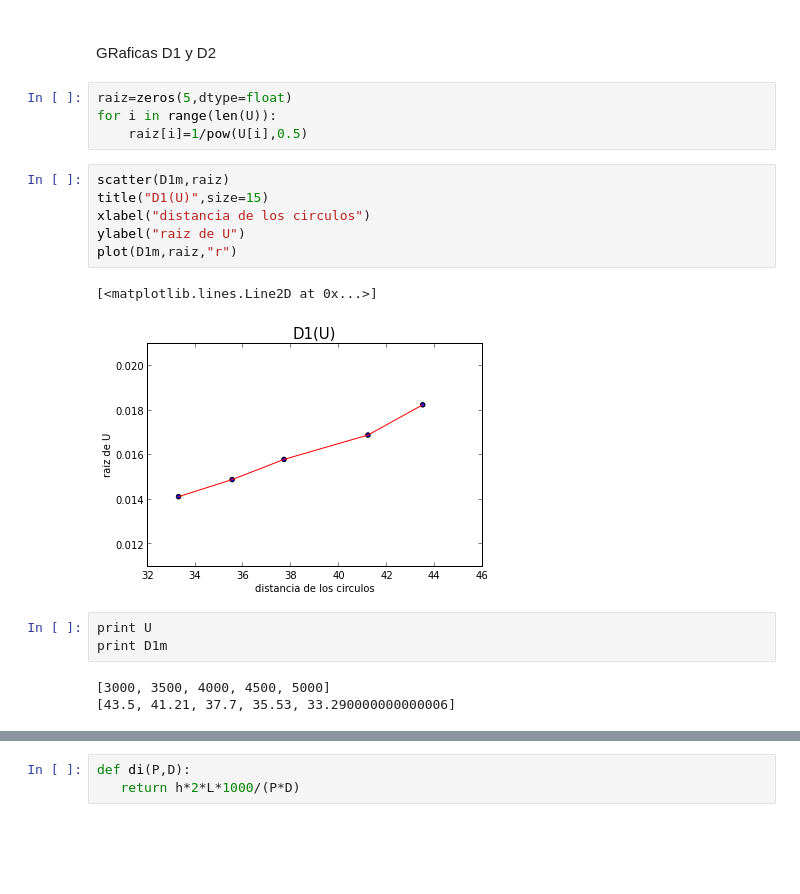
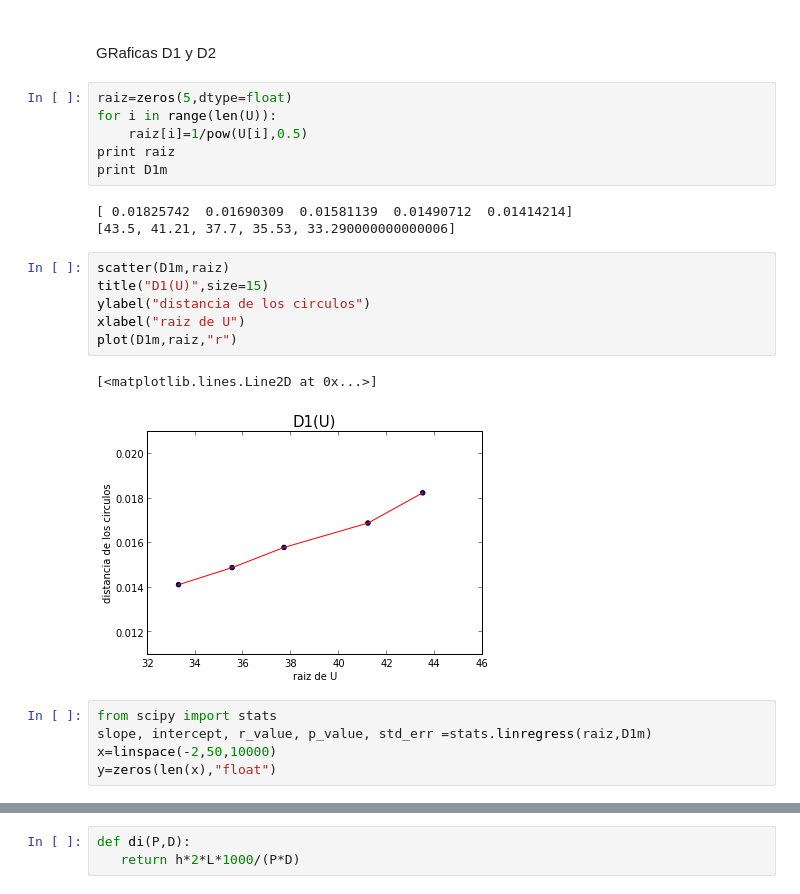
Before and after one commit to daniel-lozano/lab-intermedio, a Jupyter notebook: Difraccion.ipynb, the cells around one changed output, grey strips where cells are left out. Cells and saved outputs as stored; diff of their text form; blank space fills up the shorter version.

```diff
--- a/Difraccion.ipynb
+++ b/Difraccion.ipynb
@@ -248,18 +256,22 @@ GRaficas D1 y D2
 raiz=zeros(5,dtype=float)
 for i in range(len(U)):
     raiz[i]=1/pow(U[i],0.5)
+print raiz
+print D1m
+# %% [output]
+[ 0.01825742  0.01690309  0.01581139  0.01490712  0.01414214]
+[43.5, 41.21, 37.7, 35.53, 33.290000000000006]
 # %%
 scatter(D1m,raiz)
 title("D1(U)",size=15)
-xlabel("distancia de los circulos")
-ylabel("raiz de U")
+ylabel("distancia de los circulos")
+xlabel("raiz de U")
 plot(D1m,raiz,"r")
 # %% [output]
 [<matplotlib.lines.Line2D at 0x...>]
-[figure, old version]
+[figure, new version]
-# %%
-print U
-print D1m
-# %% [output]
-[3000, 3500, 4000, 4500, 5000]
-[43.5, 41.21, 37.7, 35.53, 33.290000000000006]
+# %%
+from scipy import stats
+slope, intercept, r_value, p_value, std_err =stats.linregress(raiz,D1m)
+x=linspace(-2,50,10000)
+y=zeros(len(x),"float")
```
Also changed, not shown: parts of 10 cells of this notebook, 3 other files.
